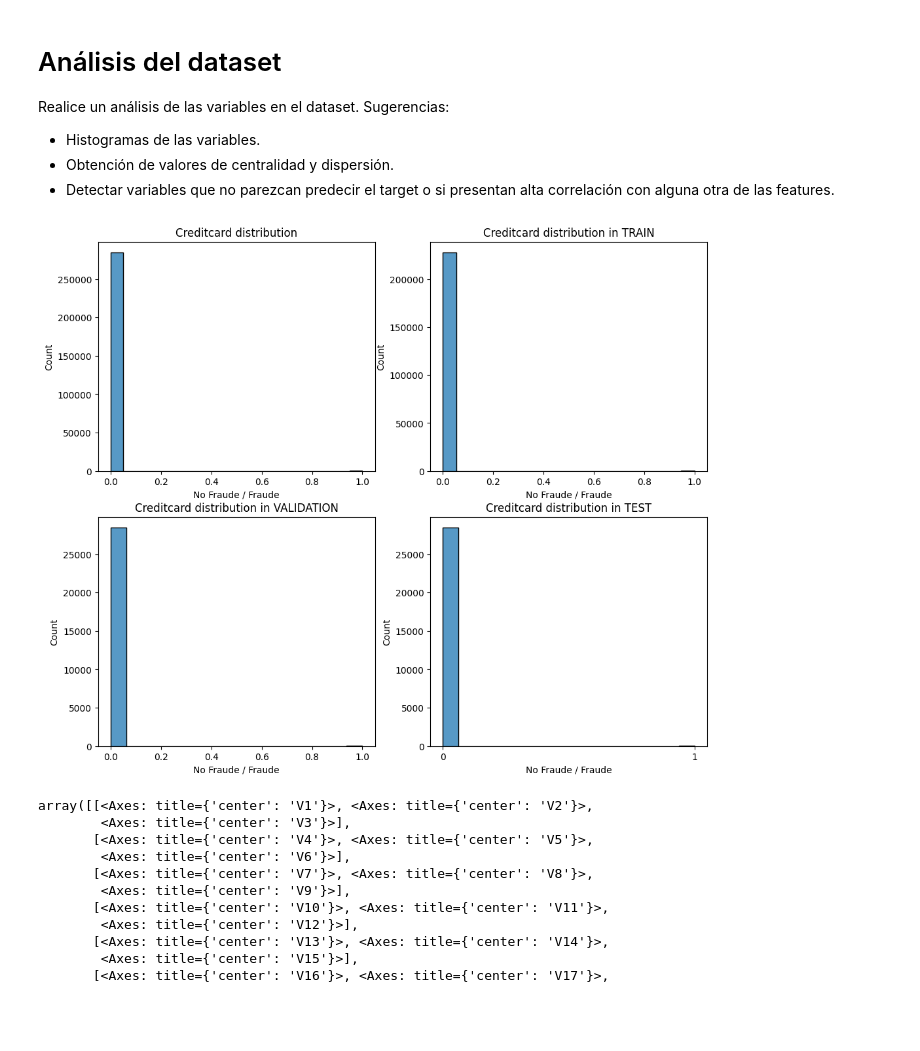
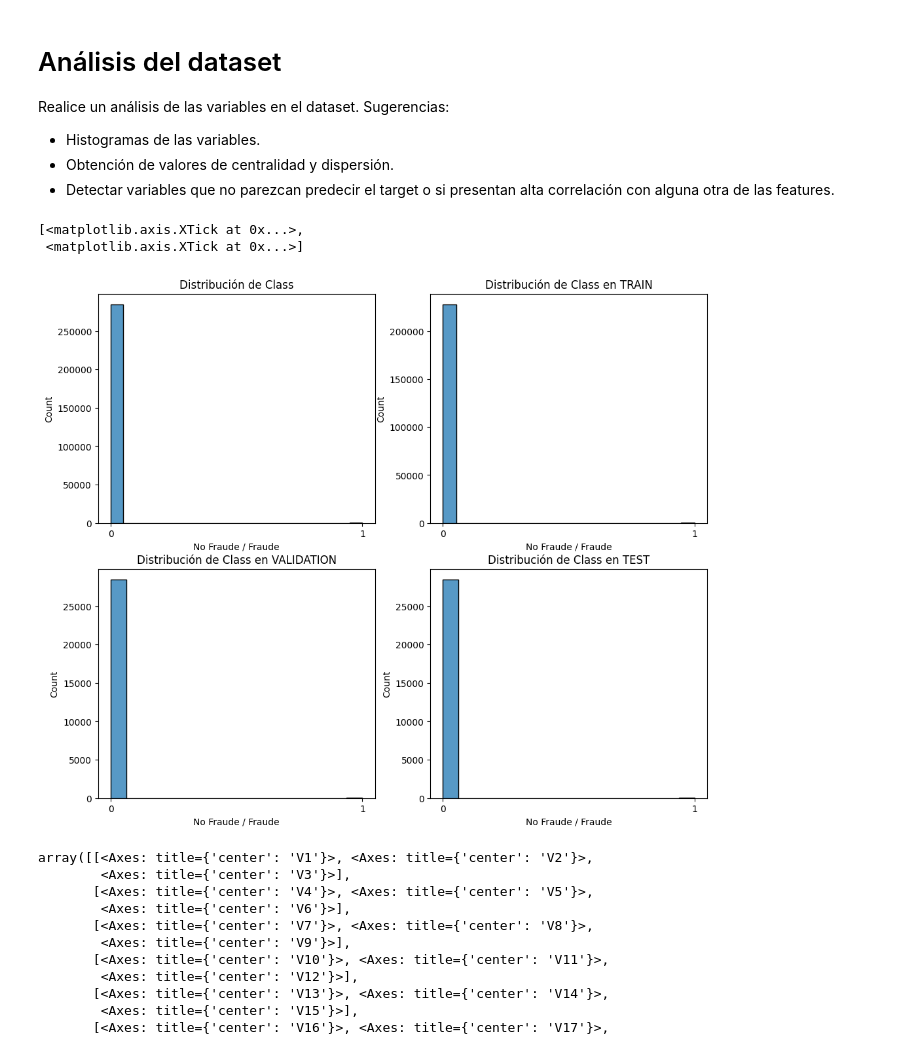
Before and after one commit to Laboratorios-2-MIT-MC/IA-Ciber, a Jupyter notebook: Prácticas/Práctica 1/P1_ENUNCIADO_NOTEBOOK.ipynb, the cells around one changed output. Saved outputs shown, nothing was run; the diff lists cells and outputs as text; code cells hidden in the pictures; blank space fills up the shorter version.

Commit message:
Improved the plots

```diff
--- a/Prácticas/Práctica 1/P1_ENUNCIADO_NOTEBOOK.ipynb
+++ b/Prácticas/Práctica 1/P1_ENUNCIADO_NOTEBOOK.ipynb
@@ -225,33 +225,30 @@ Sugerencias:
 # %%
 import seaborn as sns
 # ==============================================================================
 fig, ax = plt.subplots(nrows=2, ncols=2, figsize=(12,10))
-plt.xticks([0,1])
 sns.histplot(data=CC_dataset.df, x='Class', kde=False,ax=ax[0][0])
-ax[0][0].set_title("Creditcard distribution")
+ax[0][0].set_title("Distribución de Class")
 ax[0][0].set_xlabel('No Fraude / Fraude');
+ax[0][0].set_xticks([0,1])
 
-#fig, ax = plt.subplots(nrows=1, ncols=1, figsize=(6, 3))
-plt.xticks([0,1])
 sns.histplot(data=CC_dataset.df.iloc[train_dataset.indices], x='Class', kde=False,ax=ax[0][1])
-ax[0][1].set_title("Creditcard distribution in TRAIN")
+ax[0][1].set_title("Distribución de Class en TRAIN")
 ax[0][1].set_xlabel('No Fraude / Fraude');
+ax[0][1].set_xticks([0,1])
 
+sns.histplot(data=CC_dataset.df.iloc[val_dataset.indices], x='Class', kde=False,ax=ax[1][0])
+ax[1][0].set_title("Distribución de Class en VALIDATION")
+ax[1][0].set_xlabel('No Fraude / Fraude');
+ax[1][0].set_xticks([0,1])
 
-#fig, ax = plt.subplots(nrows=1, ncols=1, figsize=(12, 3))
-plt.xticks([0,1])
-sns.histplot(data=CC_dataset.df.iloc[val_dataset.indices], x='Class', kde=False,ax=ax[1][0])
-ax[1][0].set_title("Creditcard distribution in VALIDATION")
-ax[1][0].set_xlabel('No Fraude / Fraude');
-
-
-#fig, ax = plt.subplots(nrows=1, ncols=1, figsize=(6, 3))
-plt.xticks([0,1])
 sns.histplot(data=CC_dataset.df.iloc[test_dataset.indices], x='Class', kde=False,ax=ax[1][1])
-ax[1][1].set_title("Creditcard distribution in TEST")
+ax[1][1].set_title("Distribución de Class en TEST")
 ax[1][1].set_xlabel('No Fraude / Fraude');
+ax[1][1].set_xticks([0,1])
 # %% [output]
+[<matplotlib.axis.XTick at 0x...>,
+ <matplotlib.axis.XTick at 0x...>]
-[figure, old version]
+[figure, new version]
 # %%
 df_cols = CC_dataset.df.columns
 df_cols = df_cols.drop("Class")
```
